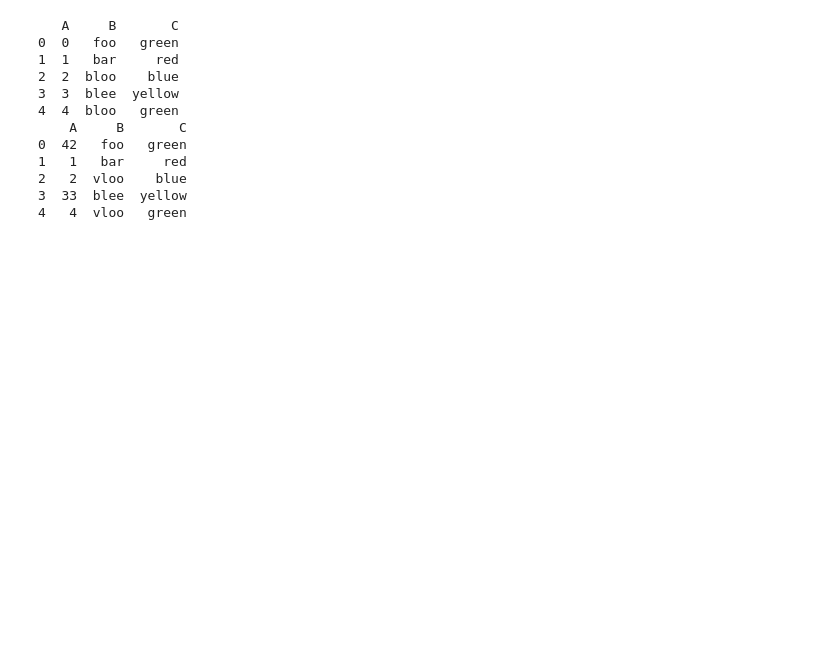
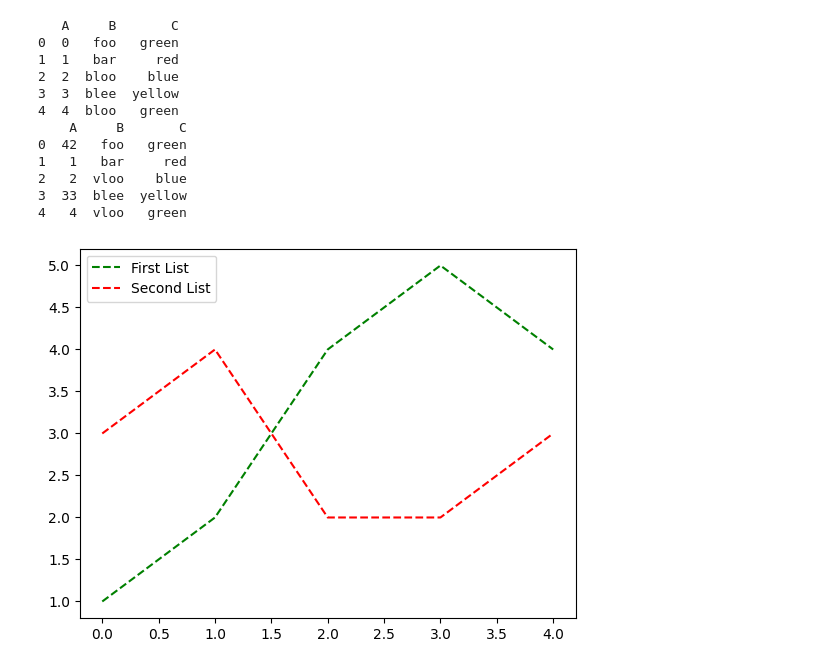
Before and after one commit to emcglackenr1/Python_St.Andrews, a Jupyter notebook: Test Folder/Using fake data.ipynb, the cells around one changed output. Cells and saved outputs as stored; diff of their text form; code cells hidden in the pictures; blank space fills up the shorter version.

```diff
--- a/Test Folder/Using fake data.ipynb
+++ b/Test Folder/Using fake data.ipynb
@@ -166,3 +166,11 @@ print(df)
 2   2  vloo    blue
 3  33  blee  yellow
 4   4  vloo   green
+# %%
+first = [1, 2, 4, 5, 4]
+second = [3, 4, 2, 2, 3]
+plt.plot(first, 'g--', second, 'r--')
+plt.legend(['First List', 'Second List'], loc='upper left')
+plt.show()
+# %% [output]
+[figure, added]
```
Also changed, not shown: parts of 1 cell of this notebook.
